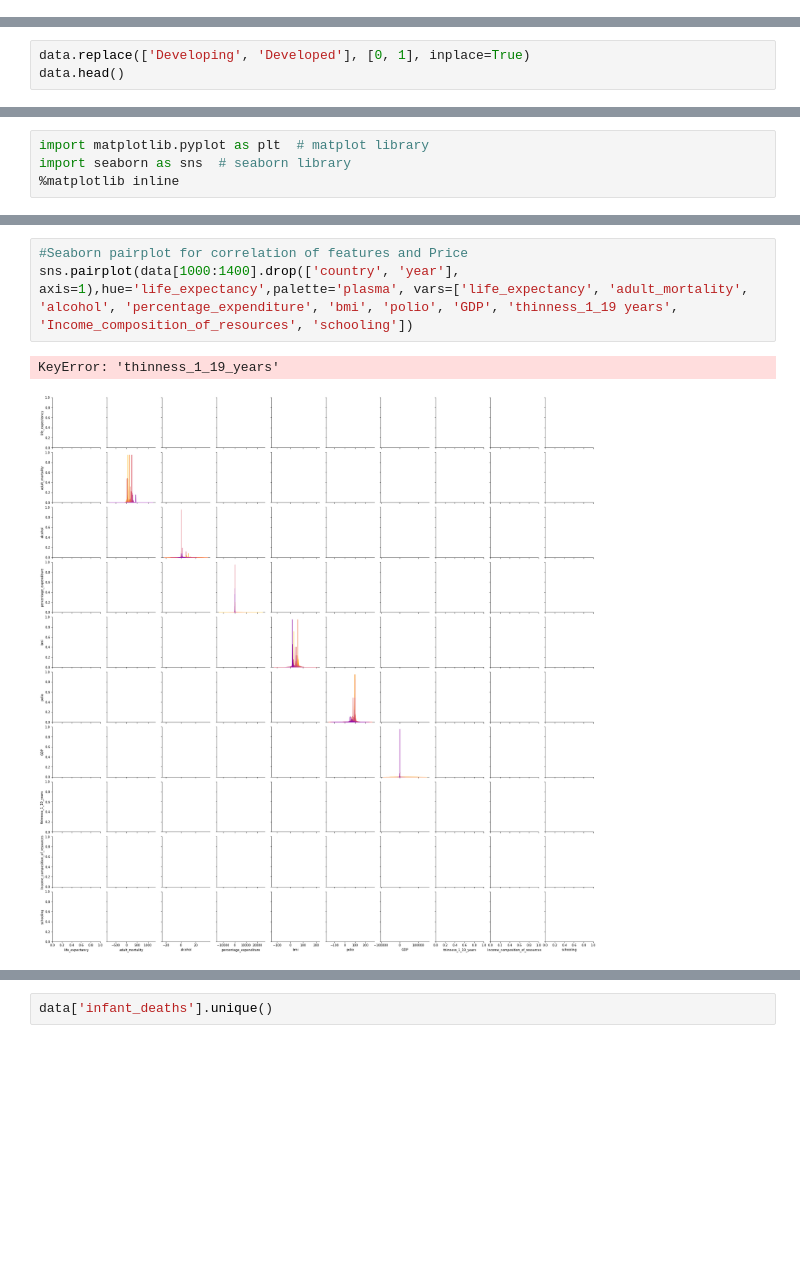
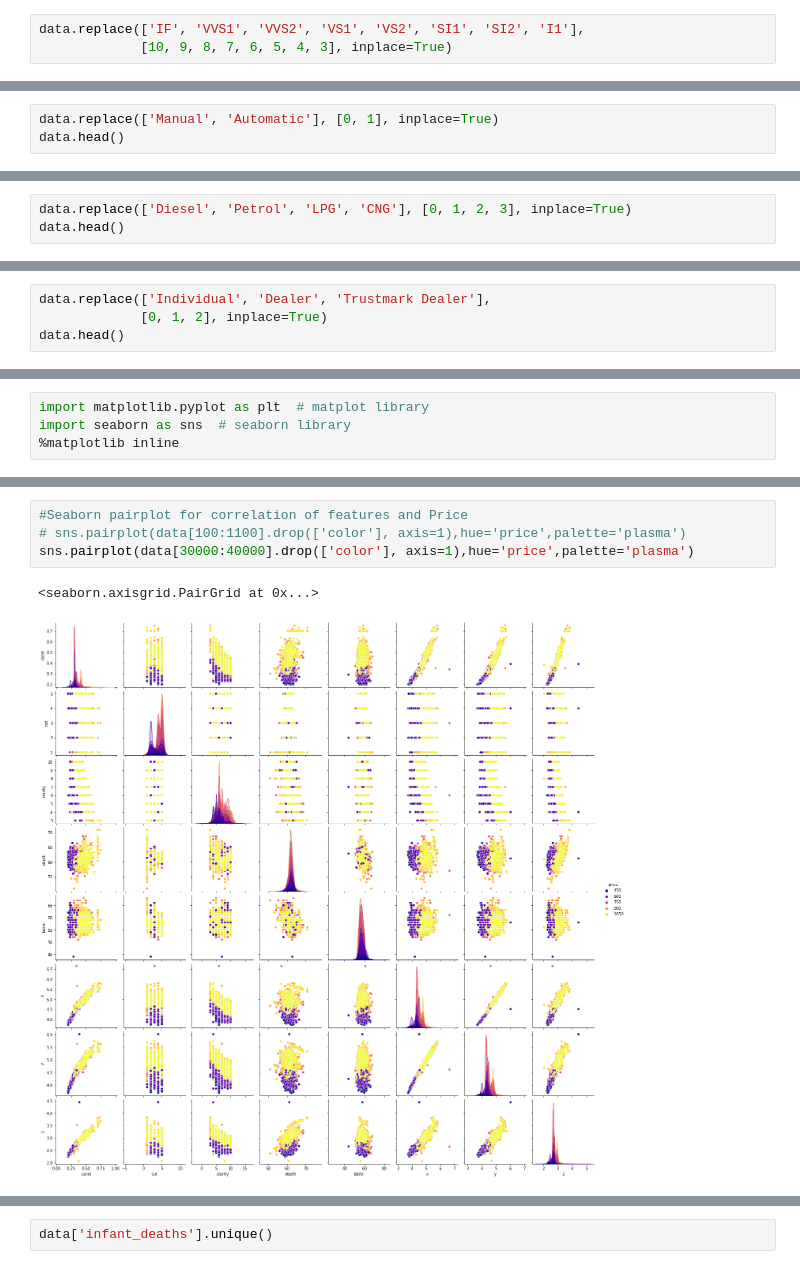
Before and after one commit to Omar-Gebal/Diamonds-Statistical-Analysis-Regression-Classification, a Jupyter notebook: notebook.ipynb, the cells around one changed output, grey strips where cells are left out. Saved outputs shown, nothing was run; the diff lists cells and outputs as text; blank space fills up the shorter version.

Commit message:
added more seaborn figures

```diff
--- a/notebook.ipynb
+++ b/notebook.ipynb
@@ -26,0 +38,3 @@ data.head()
+# %%
+data.replace(['IF', 'VVS1', 'VVS2', 'VS1', 'VS2', 'SI1', 'SI2', 'I1'],
+             [10, 9, 8, 7, 6, 5, 4, 3], inplace=True)
@@ -28,6 +92,6 @@ data.head()
 #### Since Status is Categorical ordinal, we can replace it with numerical distinct values.
 We use Dataframe.replace() for that.
 # %%
-data.replace(['Developing', 'Developed'], [0, 1], inplace=True)
+data.replace(['Manual', 'Automatic'], [0, 1], inplace=True)
 data.head()
 # %% [output]
@@ -40,0 +108,3 @@ data.head()
+# %%
+data.replace(['Diesel', 'Petrol', 'LPG', 'CNG'], [0, 1, 2, 3], inplace=True)
+data.head()
@@ -40,0 +122,4 @@ data.head()
+# %%
+data.replace(['Individual', 'Dealer', 'Trustmark Dealer'],
+             [0, 1, 2], inplace=True)
+data.head()
@@ -286,8 +362,9 @@ Name: life_expectancy, dtype: float64
 # %%
 #Seaborn pairplot for correlation of features and Price
-sns.pairplot(data[1000:1400].drop(['country', 'year'], axis=1),hue='life_expectancy',palette='plasma', vars=['life_expectancy', 'adult_mortality', 'alcohol', 'percentage_expenditure', 'bmi', 'polio', 'GDP', 'thinness_1_19 years', 'Income_composition_of_resources', 'schooling'])
+# sns.pairplot(data[100:1100].drop(['color'], axis=1),hue='price',palette='plasma')
+sns.pairplot(data[30000:40000].drop(['color'], axis=1),hue='price',palette='plasma')
 # %% [output]
-KeyError: 'thinness_1_19_years'
+<seaborn.axisgrid.PairGrid at 0x...>
-[figure, old version]
+[figure, new version]
 # %%
 #Seaborn barplot for room_type and price
```
Also changed, not shown: parts of 54 cells of this notebook, 3 other files.
